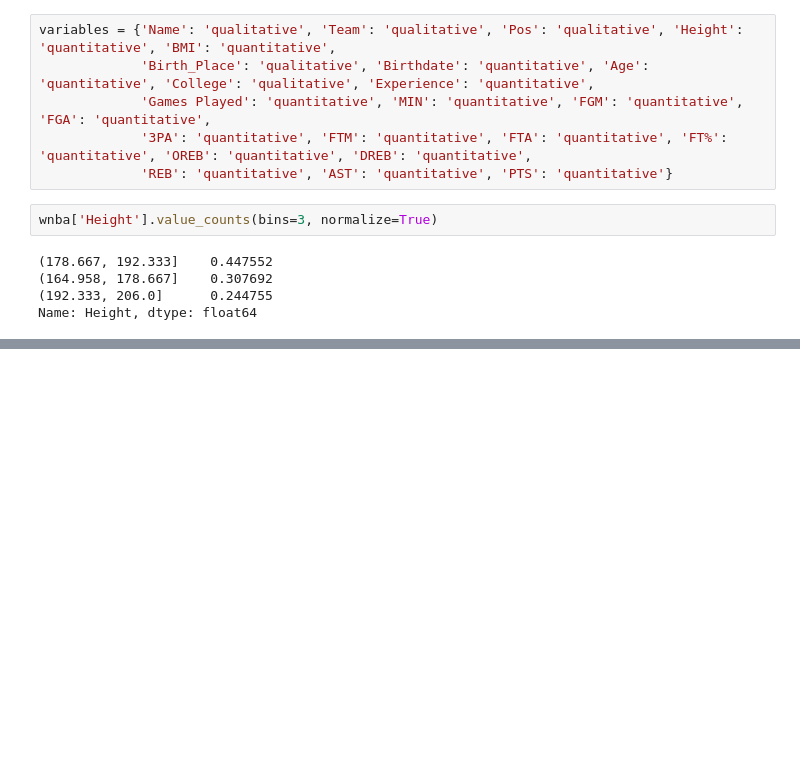
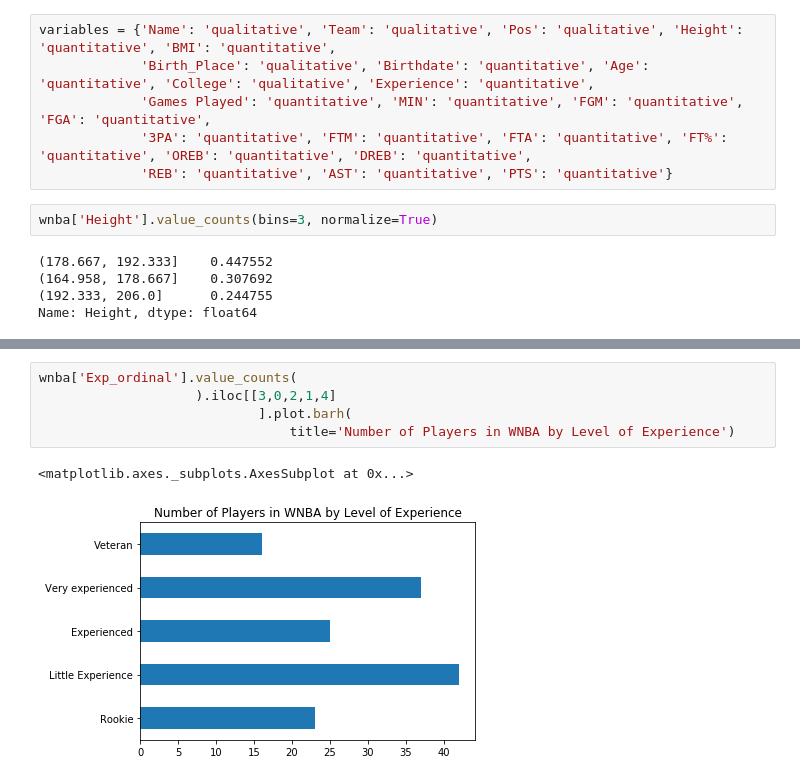
Before and after one commit to natekotila/DataQuestProjects, a Jupyter notebook: Statistics_Fundamentals/WNBA.ipynb, the cells around one changed output, grey strips where cells are left out. Saved outputs shown, nothing was run; the diff lists cells and outputs as text; blank space fills up the shorter version.

```diff
--- a/Statistics_Fundamentals/WNBA.ipynb
+++ b/Statistics_Fundamentals/WNBA.ipynb
@@ -158,0 +256,8 @@ wnba['Height']
+# %%
+wnba['Exp_ordinal'].value_counts(
+                    ).iloc[[3,0,2,1,4]
+                            ].plot.barh(
+                                title='Number of Players in WNBA by Level of Experience')
+# %% [output]
+<matplotlib.axes._subplots.AxesSubplot at 0x...>
+[figure, added]
```
Also changed, not shown: parts of 15 cells of this notebook, 3 other files.
